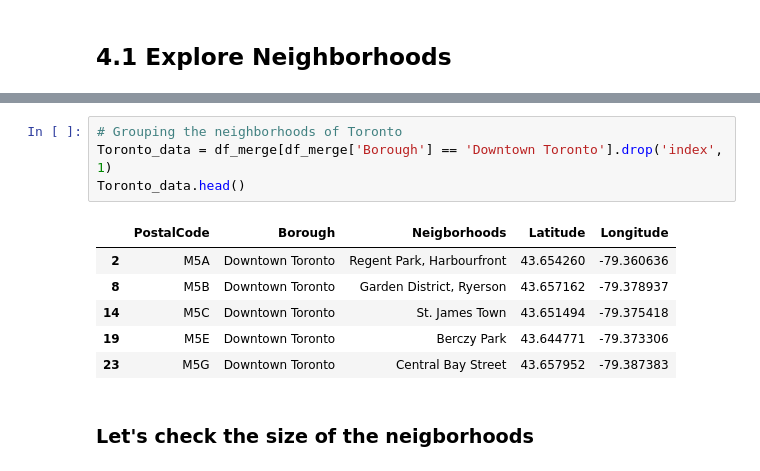
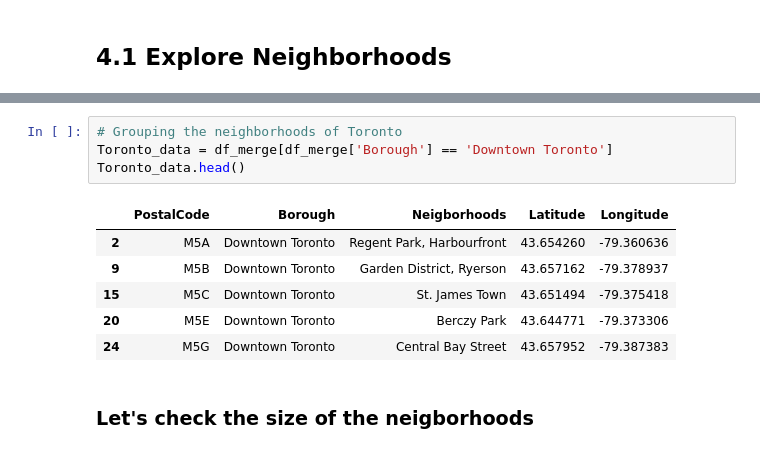
Before and after one commit to igorwood/coursera, a Jupyter notebook: Segmenting_and_Clustering_Final.ipynb, the cells around one changed output, grey strips where cells are left out. Cells and saved outputs as stored; diff of their text form.

```diff
--- a/Segmenting_and_Clustering_Final.ipynb
+++ b/Segmenting_and_Clustering_Final.ipynb
@@ -113,14 +146,14 @@ df_merge.head()
 # %%
 # Grouping the neighborhoods of Toronto
-Toronto_data = df_merge[df_merge['Borough'] == 'Downtown Toronto'].drop('index', 1)
+Toronto_data = df_merge[df_merge['Borough'] == 'Downtown Toronto']
 Toronto_data.head()
 # %% [output]
 |  | PostalCode | Borough | Neigborhoods | Latitude | Longitude |
 | 2 | M5A | Downtown Toronto | Regent Park, Harbourfront | 43.654260 | -79.360636 |
-| 8 | M5B | Downtown Toronto | Garden District, Ryerson | 43.657162 | -79.378937 |
-| 14 | M5C | Downtown Toronto | St. James Town | 43.651494 | -79.375418 |
-| 19 | M5E | Downtown Toronto | Berczy Park | 43.644771 | -79.373306 |
-| 23 | M5G | Downtown Toronto | Central Bay Street | 43.657952 | -79.387383 |
+| 9 | M5B | Downtown Toronto | Garden District, Ryerson | 43.657162 | -79.378937 |
+| 15 | M5C | Downtown Toronto | St. James Town | 43.651494 | -79.375418 |
+| 20 | M5E | Downtown Toronto | Berczy Park | 43.644771 | -79.373306 |
+| 24 | M5G | Downtown Toronto | Central Bay Street | 43.657952 | -79.387383 |
 # %% [markdown]
 ### Let's check the size of the neigborhoods
 # %%
```
Also changed, not shown: parts of 16 cells of this notebook.
